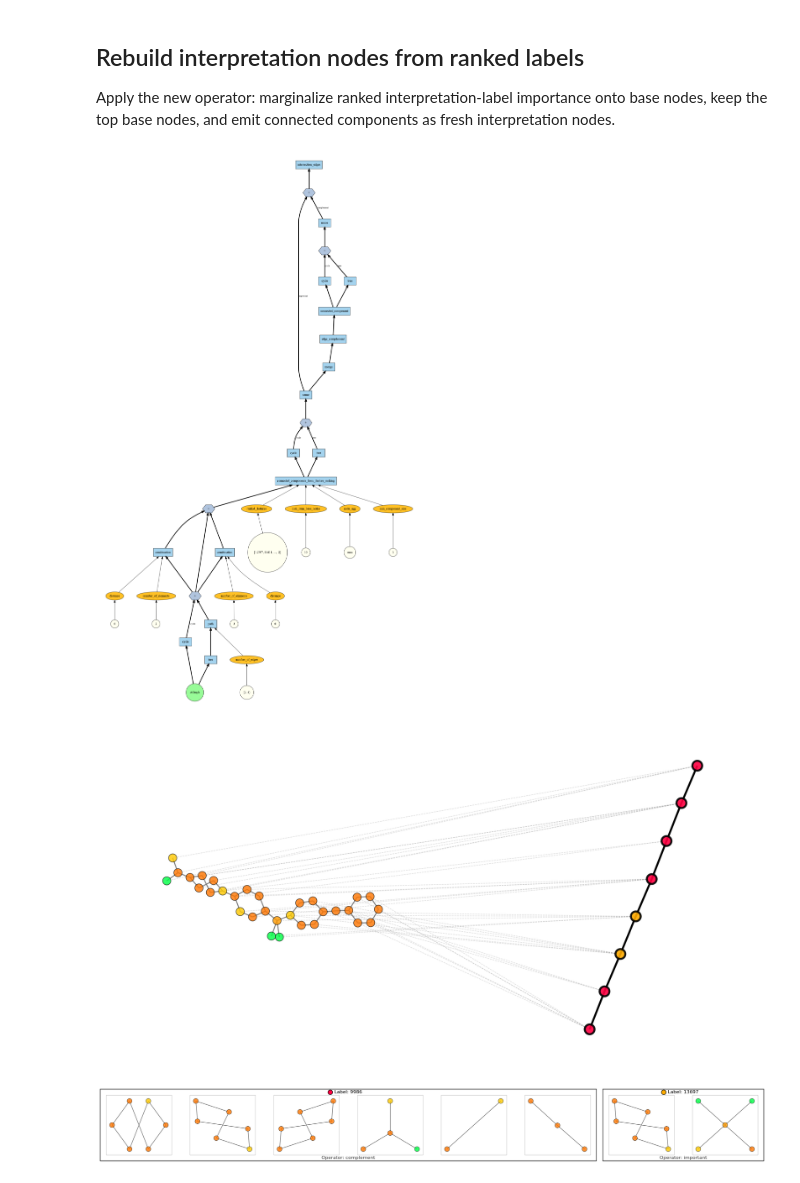
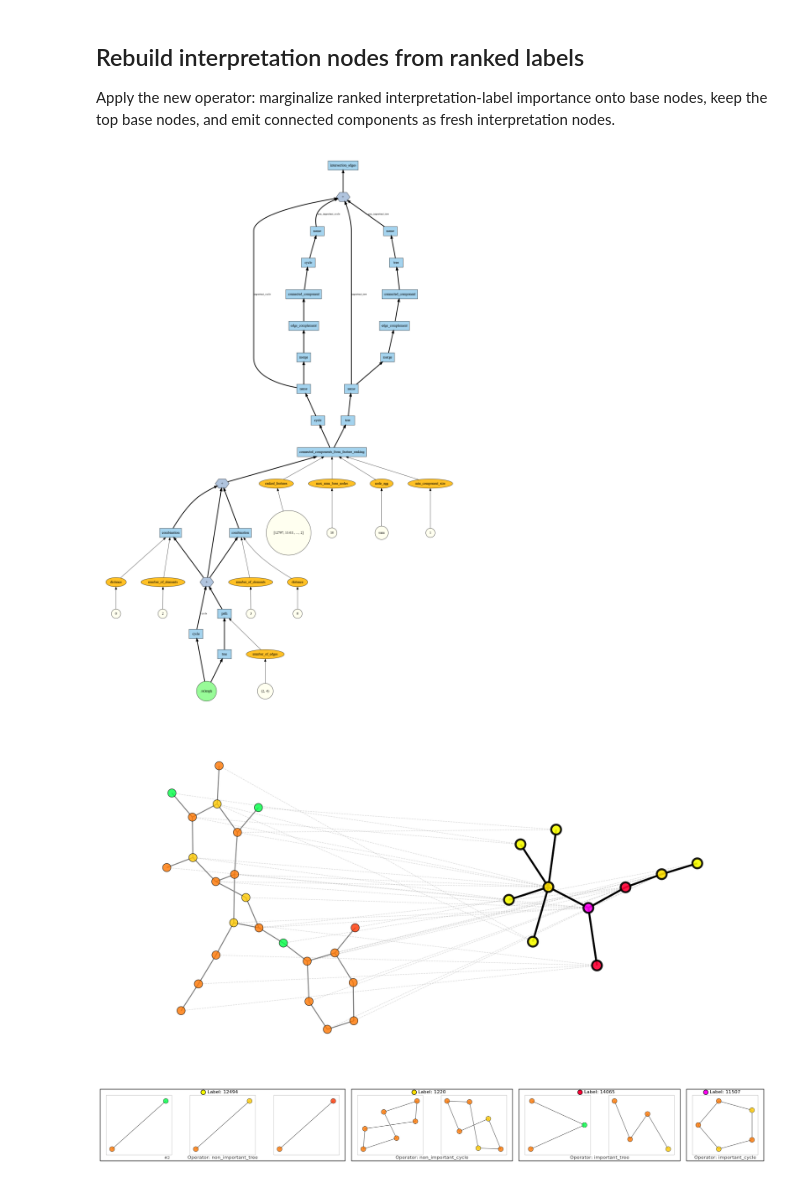
Before and after one commit to fabriziocosta/abstractgraph-ml, a Jupyter notebook: notebooks/examples/example_importance_ranked_component_decomposition.ipynb, the cells around one changed output. Saved outputs shown, nothing was run; the diff lists cells and outputs as text; code cells hidden in the pictures.

```diff
--- a/notebooks/examples/example_importance_ranked_component_decomposition.ipynb
+++ b/notebooks/examples/example_importance_ranked_component_decomposition.ipynb
@@ -231,27 +231,26 @@ if False:
         size=(2, 2),
     )
 # %%
-important_df = compose(
-    name('important'),
-    add(cycle(), tree()),
-    connected_components_from_feature_ranking(
+core_df = compose(connected_components_from_feature_ranking(
         ranked_features=ranked_feature_ids,
         max_num_base_nodes=10,
         node_agg='sum',
         min_component_size=1,
     ),
-    df,
-)
-non_important_df = compose(name('complement'), add(cycle(), tree()), connected_component(), edge_complement(), merge(), important_df)
-disp_df = compose(intersection_edges(), add(non_important_df, important_df))
+    df)
+important_cycle_df = compose(name('important_cycle'), cycle(), core_df)
+important_tree_df = compose(name('important_tree'), tree(), core_df)
+non_important_cycle_df = compose(name('non_important_cycle'), cycle(), connected_component(), edge_complement(), merge(), important_cycle_df)
+non_important_tree_df = compose(name('non_important_tree'),  tree(), connected_component(), edge_complement(), merge(), important_tree_df)
+disp_df = compose(intersection_edges(), add(non_important_cycle_df, non_important_tree_df, important_tree_df, important_cycle_df))
 component_ag = draw(
     example_graph,
     disp_df,
     nbits=graph_estimator.transformer.nbits,
     label_mode="graph_hash",
     display_label_mode="operator_hash",
 )
 # %% [output]
-[figure, old version]
+[figure, new version]
-[figure, old version]
+[figure, new version]
-[figure, old version]
+[figure, new version]
```
Also changed, not shown: parts of 2 cells of this notebook.
